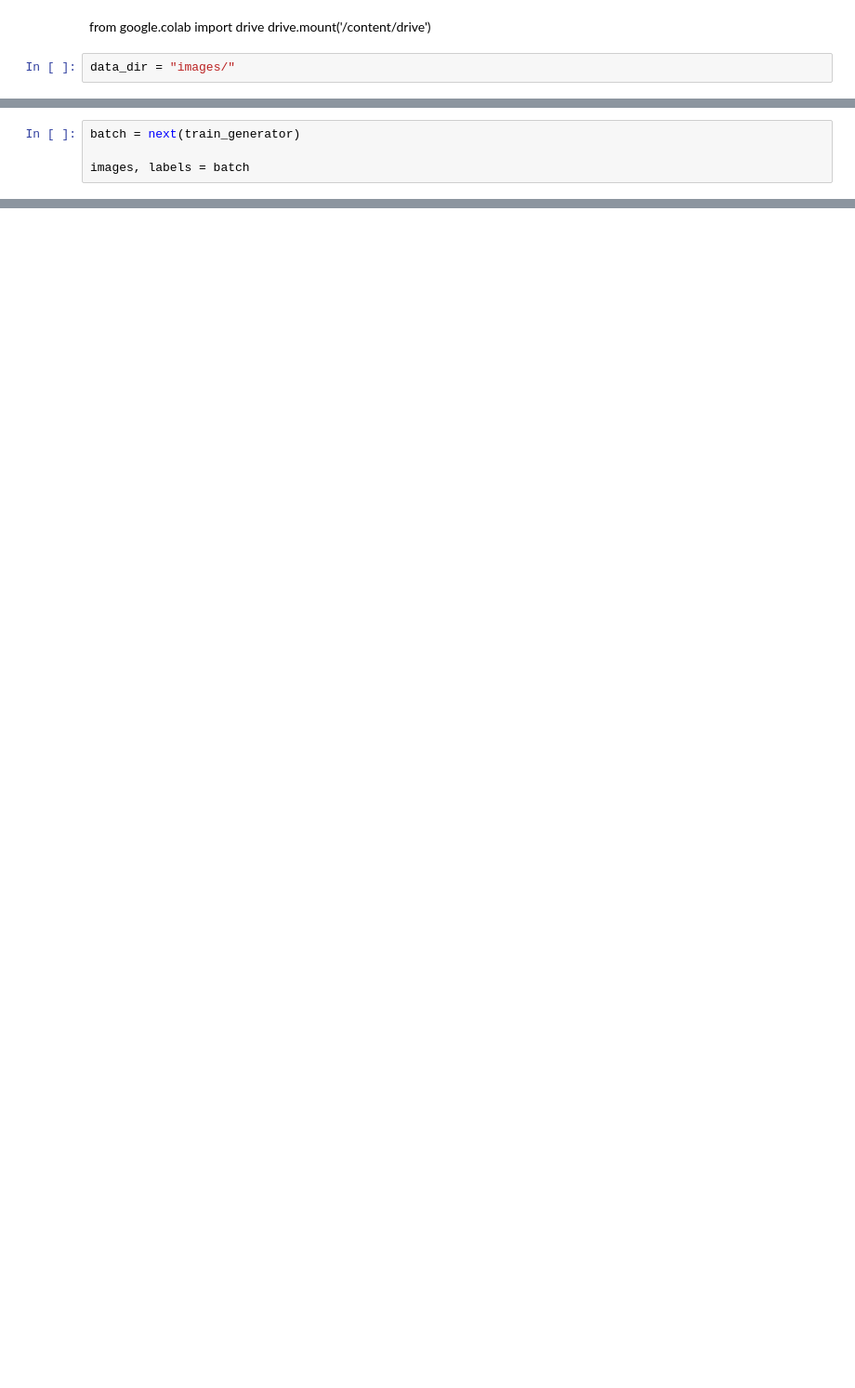
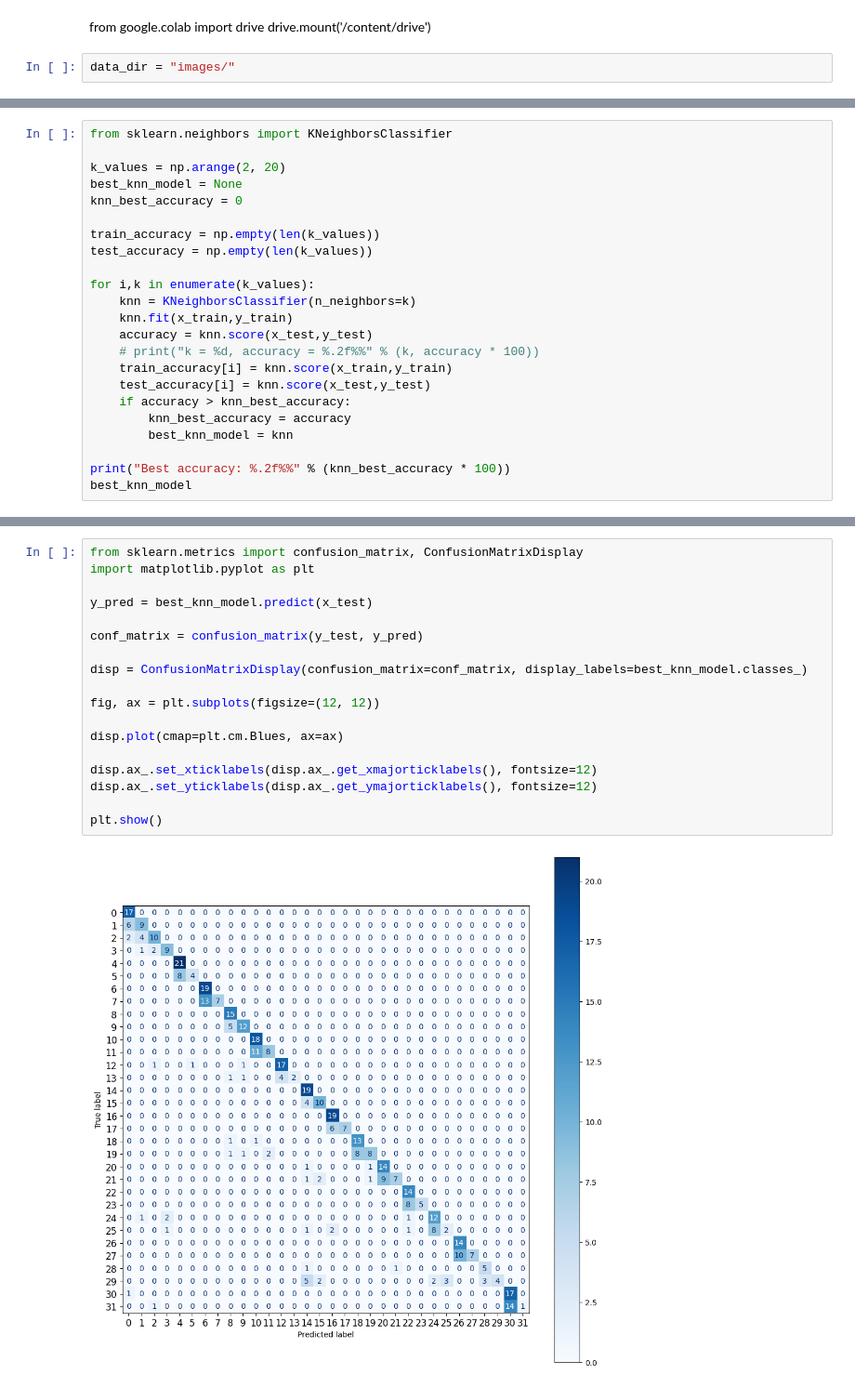
Before and after one commit to SantiCar2/AI_Entrega_ML, a Jupyter notebook: dl_ml.ipynb, the cells around one changed output, grey strips where cells are left out. Shown at 93% size. Drawn from its saved outputs; the diff is of its cells as text; blank space fills up the shorter version.

```diff
--- a/dl_ml.ipynb
+++ b/dl_ml.ipynb
@@ -57,4 +56,0 @@ for i in range(5):
-# %%
-batch = next(train_generator)
-
-images, labels = batch
@@ -147,0 +153,23 @@ _________________________________________________________________
+# %%
+from sklearn.neighbors import KNeighborsClassifier
+
+k_values = np.arange(2, 20)
+best_knn_model = None
+knn_best_accuracy = 0
+
+train_accuracy = np.empty(len(k_values))
+test_accuracy = np.empty(len(k_values))
+
+for i,k in enumerate(k_values):
+    knn = KNeighborsClassifier(n_neighbors=k)
+    knn.fit(x_train,y_train)
+    accuracy = knn.score(x_test,y_test)
+    # print("k = %d, accuracy = %.2f%%" % (k, accuracy * 100))
+    train_accuracy[i] = knn.score(x_train,y_train)
+    test_accuracy[i] = knn.score(x_test,y_test)
+    if accuracy > knn_best_accuracy:
+        knn_best_accuracy = accuracy
+        best_knn_model = knn
+
+print("Best accuracy: %.2f%%" % (knn_best_accuracy * 100))
+best_knn_model
@@ -147,0 +189,20 @@ _________________________________________________________________
+# %%
+from sklearn.metrics import confusion_matrix, ConfusionMatrixDisplay
+import matplotlib.pyplot as plt
+
+y_pred = best_knn_model.predict(x_test)
+
+conf_matrix = confusion_matrix(y_test, y_pred)
+
+disp = ConfusionMatrixDisplay(confusion_matrix=conf_matrix, display_labels=best_knn_model.classes_)
+
+fig, ax = plt.subplots(figsize=(12, 12))
+
+disp.plot(cmap=plt.cm.Blues, ax=ax)
+
+disp.ax_.set_xticklabels(disp.ax_.get_xmajorticklabels(), fontsize=12)
+disp.ax_.set_yticklabels(disp.ax_.get_ymajorticklabels(), fontsize=12)
+
+plt.show()
+# %% [output]
+[figure, added]
```
Also changed, not shown: parts of 40 cells of this notebook, 5 other files.
